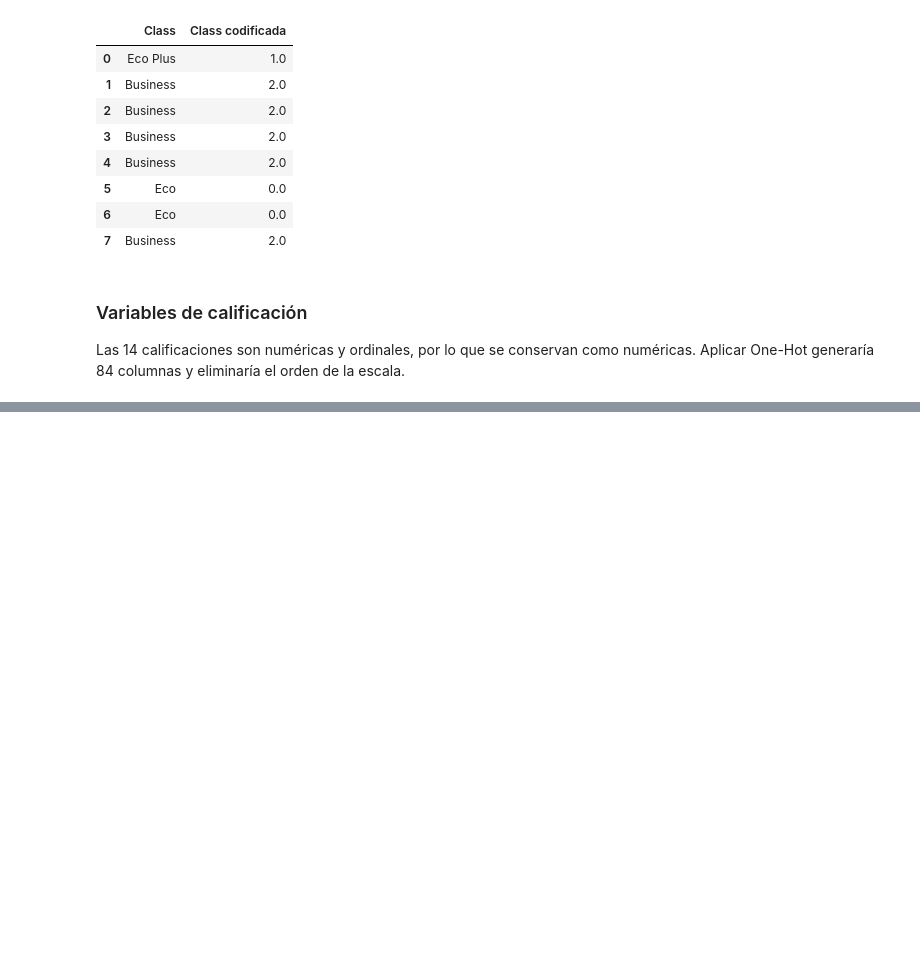
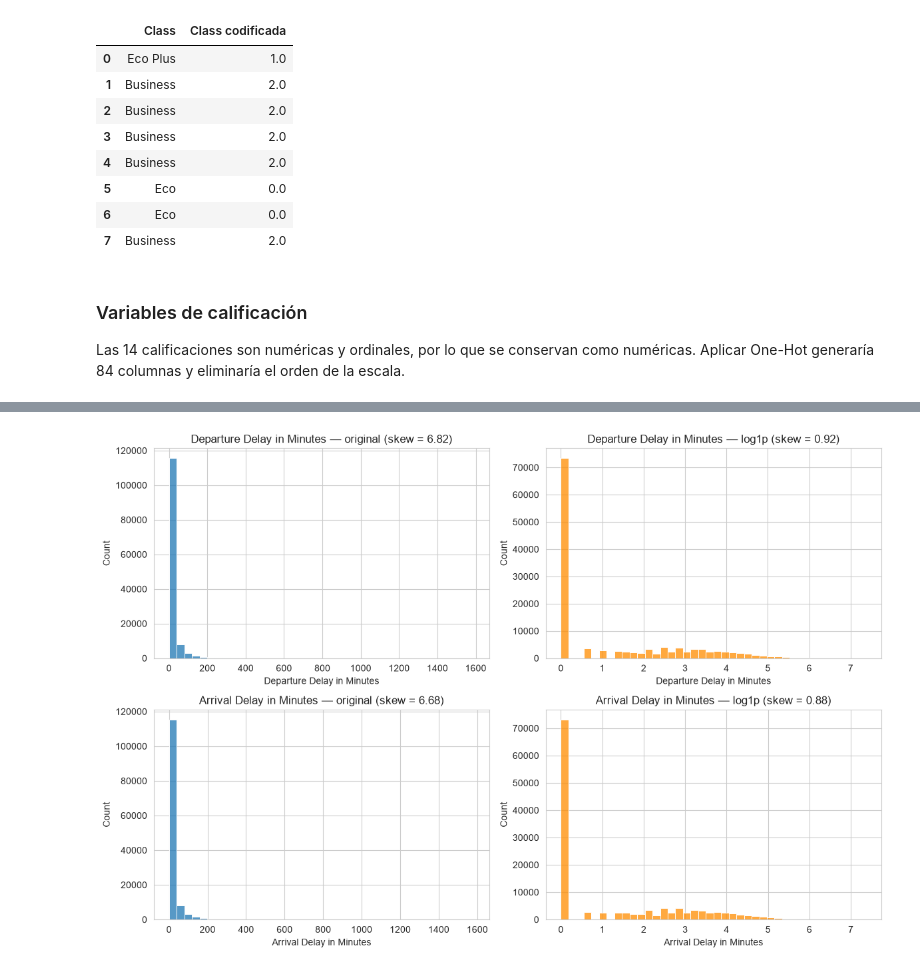
Before and after one commit to isabelhoyos287560/entrega2-analisis-de-datos, a Jupyter notebook: 03_preprocesamiento.ipynb, the cells around one changed output, grey strips where cells are left out. Cells and saved outputs as stored; diff of their text form; code cells hidden in the pictures; blank space fills up the shorter version.

```diff
--- a/03_preprocesamiento.ipynb
+++ b/03_preprocesamiento.ipynb
@@ -134,0 +141,11 @@ Las 14 calificaciones son numéricas y ordinales, por lo que se conservan como n
+# %%
+fig, axes = plt.subplots(2, 2, figsize=(12, 8))
+for i, col in enumerate(delays):
+    sns.histplot(X[col], bins=40, ax=axes[i, 0])
+    axes[i, 0].set_title(f"{col} — original (skew = {X[col].skew():.2f})")
+    sns.histplot(np.log1p(X[col]), bins=40, ax=axes[i, 1], color='darkorange')
+    axes[i, 1].set_title(f"{col} — log1p (skew = {np.log1p(X[col]).skew():.2f})")
+plt.tight_layout()
+plt.show()
+# %% [output]
+[figure, added]
```
Also changed, not shown: parts of 8 cells of this notebook.
